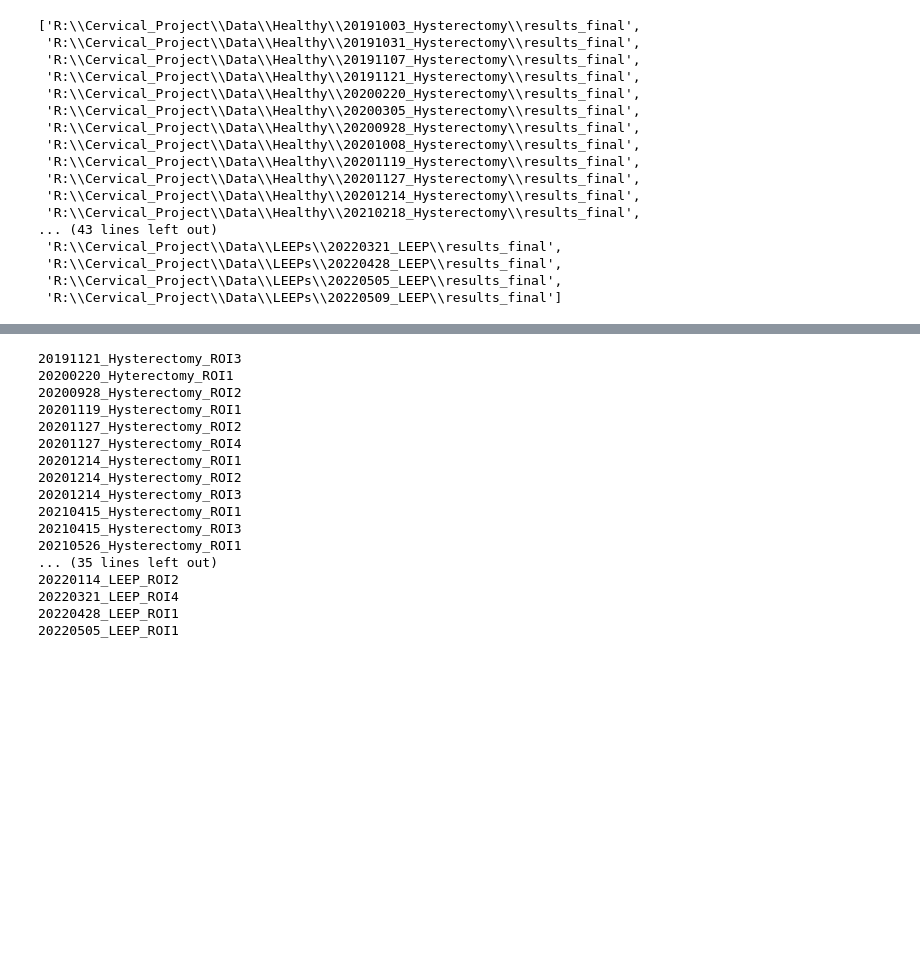
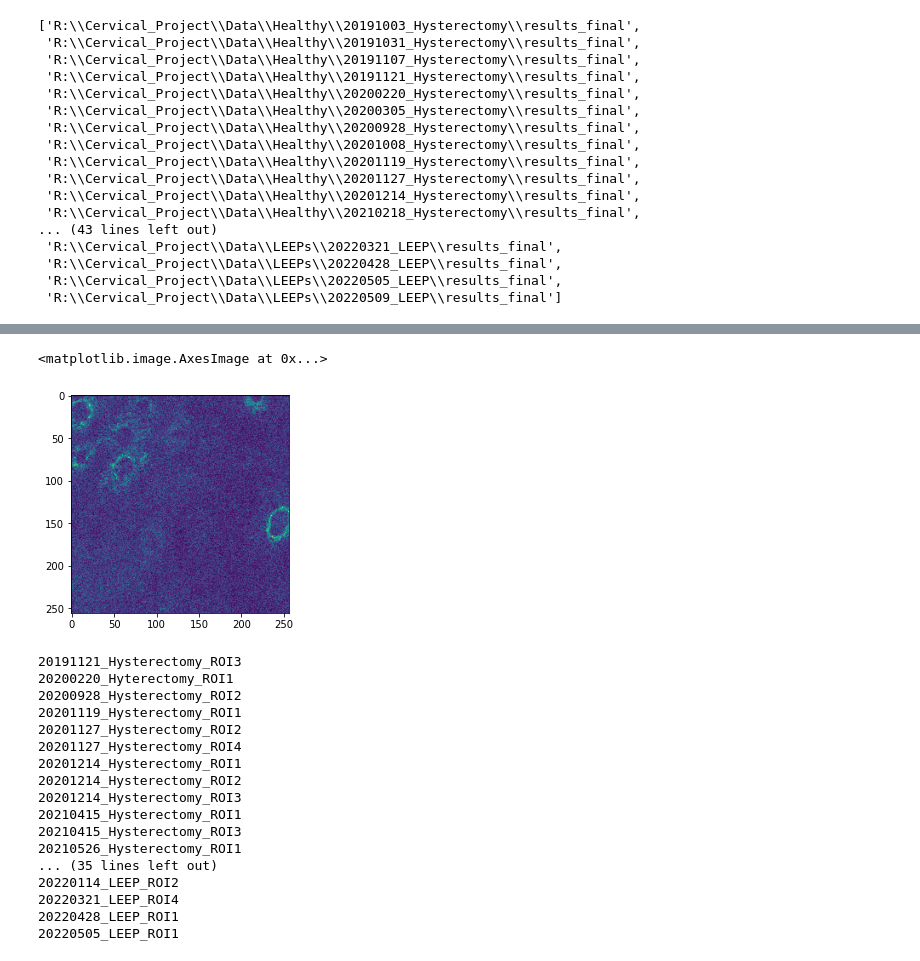
Before and after one commit to Tufts-University/Denoising2PImages, a Jupyter notebook: patch_script.ipynb, the cells around one changed output, grey strips where cells are left out. Saved outputs shown, nothing was run; the diff lists cells and outputs as text; code cells hidden in the pictures; blank space fills up the shorter version.

```diff
--- a/patch_script.ipynb
+++ b/patch_script.ipynb
@@ -269 +273,8 @@ plt.imshow(Y_n[0])
 [figure]
+# %%
+X_test = Y_n[0].copy()
+plt.figure()
+plt.imshow(X_test)
+image = normalize(X_test,0,100)
+plt.figure()
+plt.imshow(image)
@@ -270,3 +285,13 @@ plt.imshow(Y_n[0])
+# %%
+random.seed(0)
+PEAK = 25
+
+noisy = np.random.poisson(image * PEAK) / PEAK
+plt.figure()
+plt.imshow(noisy)
+# %% [output]
+<matplotlib.image.AxesImage at 0x...>
+[figure, added]
 # %%
 # Test set ROI names:
 for i in ROI_keys:
```
Also changed, not shown: parts of 4 cells of this notebook, 2 other files.
